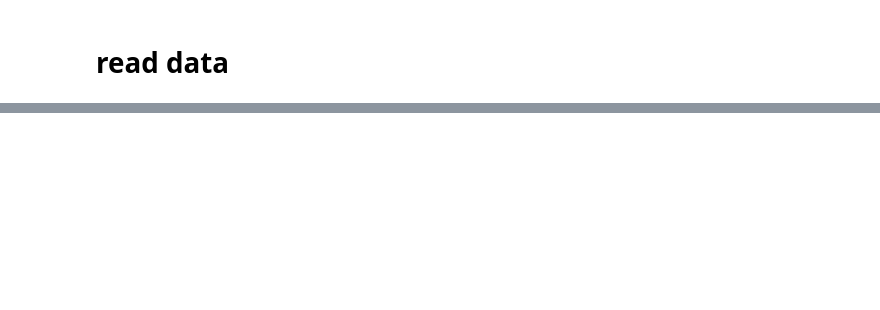
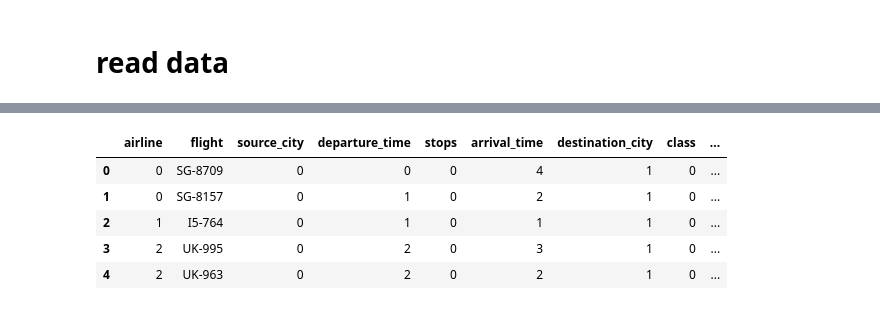
Before and after one commit to Harshvardhan1407/Machine_Learning, a Jupyter notebook: Regression.ipynb, the cells around one changed output, grey strips where cells are left out. Drawn from its saved outputs; the diff is of its cells as text; code cells hidden in the pictures; blank space fills up the shorter version.

```diff
--- a/Regression.ipynb
+++ b/Regression.ipynb
@@ -28,21 +72,22 @@ df.info()
-# %%
-col_lst = []
-for col in df.columns:
-    if df[col].dtype== object:
-        print(col,":",df[col].nunique())
-        print(col,":",df[col].unique())
-        col_lst.append(col)
-
-        # df.nunique()
-# %%
-mapping_values = {'zero': 0,'one': 1,'two_or_more': 2,"Economy":0,"Business":1,'Delhi':0 ,'Mumbai':1, 'Bangalore':2, 'Kolkata':3, 'Hyderabad':4, 'Chennai':5,'SpiceJet':0, 'AirAsia':1, 'Vistara':2, 'GO_FIRST':3, 'Indigo':4, 'Air_India':5,'Evening':1, 'Early_Morning':2, 'Morning':0, 'Afternoon':3, 'Night':4, 'Late_Night':5}
-df['stops'] = df['stops'].replace(mapping_values).astype(int)
-df['class'] = df['class'].replace(mapping_values).astype(int)
-df['source_city'] = df['source_city'].replace(mapping_values).astype(int)
-df['destination_city'] = df['destination_city'].replace(mapping_values).astype(int)
-df['airline'] = df['airline'].replace(mapping_values).astype(int)
-df['departure_time'] = df['departure_time'].replace(mapping_values).astype(int)
-df['arrival_time'] = df['arrival_time'].replace(mapping_values).astype(int)
-df
+# %%
+value_to_map= {}
+for col in df.columns:
+    # print(col)
+    if (df[col].dtype== object) and (col not in ["flight","price"]):
+        i=0
+        for index in df[col].unique():
+            if not index in value_to_map.keys():
+                value_to_map[index] = i
+                i+=1
+        df[col] = df[col].map(value_to_map).astype(int)
+# %%
+df.head()
+# %% [output]
+|  | airline | flight | source_city | departure_time | stops | arrival_time | destination_city | class | ... |
+| 0 | 0 | SG-8709 | 0 | 0 | 0 | 4 | 1 | 0 | ... |
+| 1 | 0 | SG-8157 | 0 | 1 | 0 | 2 | 1 | 0 | ... |
+| 2 | 1 | I5-764 | 0 | 1 | 0 | 1 | 1 | 0 | ... |
+| 3 | 2 | UK-995 | 0 | 2 | 0 | 3 | 1 | 0 | ... |
+| 4 | 2 | UK-963 | 0 | 2 | 0 | 2 | 1 | 0 | ... |
 # %%
 df.info()
```
Also changed, not shown: parts of 33 cells of this notebook, 5 other files.
